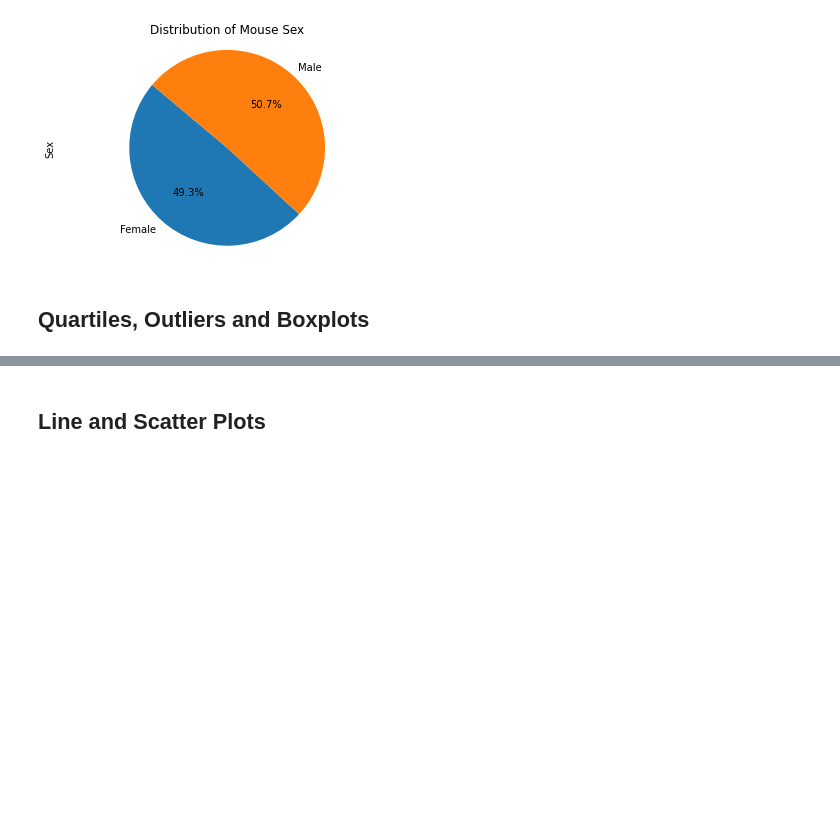
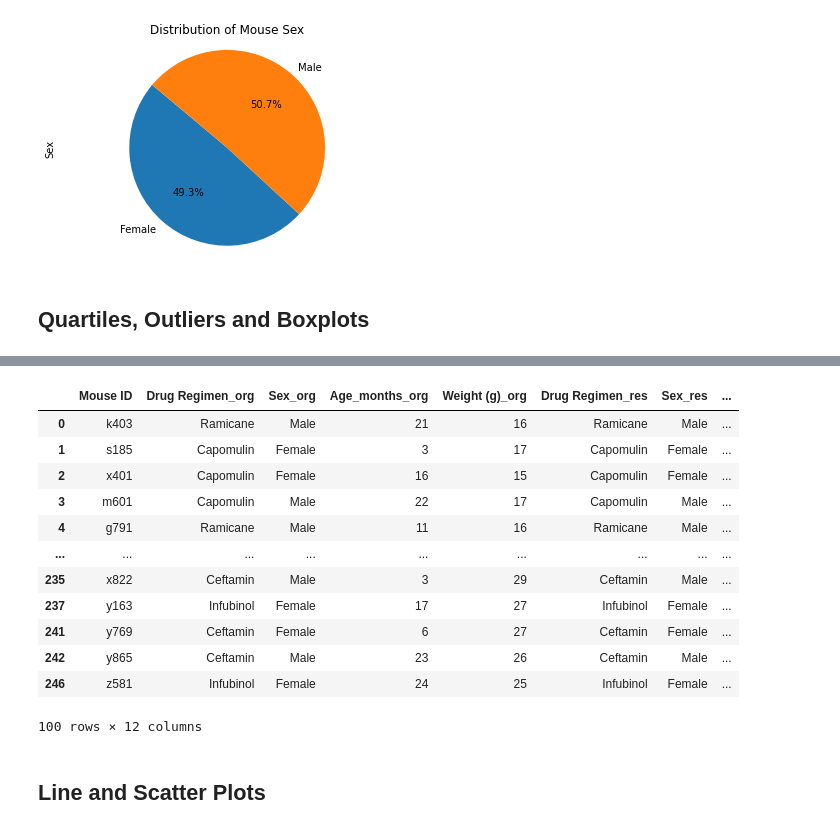
Before and after one commit to mpetersen49/matplotlib-challenge, a Jupyter notebook: pymaceuticals_starter.ipynb, the cells around one changed output, grey strips where cells are left out. Drawn from its saved outputs; the diff is of its cells as text; code cells hidden in the pictures; blank space fills up the shorter version.

```diff
--- a/pymaceuticals_starter.ipynb
+++ b/pymaceuticals_starter.ipynb
@@ -224,20 +239,41 @@ plt.show()
 # %%
 # Put treatments into a list for for loop (and later for plot labels)
-
+treatment_list = last_tumor_vol["Drug Regimen_org"].unique()
+#treatment_list
 
 # Create empty list to fill with tumor vol data (for plotting)
-
+tumor_vol_data = []
 
 # Calculate the IQR and quantitatively determine if there are any potential outliers.
 
 
     # Locate the rows which contain mice on each drug and get the tumor volumes
 
+tumor_volumes = last_tumor_vol.loc[(last_tumor_vol["Drug Regimen_org"] == "Capomulin") |
+                                   (last_tumor_vol["Drug Regimen_org"] == "Ramicane") |
+                                   (last_tumor_vol["Drug Regimen_org"] == "Infubinol") |
+                                   (last_tumor_vol["Drug Regimen_org"] == "Ceftamin"), :]
+
+last_tumor_vol_filtered
 
     # add subset
 
 
     # Determine outliers using upper and lower bounds
+# %% [output]
+|  | Mouse ID | Drug Regimen_org | Sex_org | Age_months_org | Weight (g)_org | Drug Regimen_res | Sex_res | ... |
+| 0 | k403 | Ramicane | Male | 21 | 16 | Ramicane | Male | ... |
+| 1 | s185 | Capomulin | Female | 3 | 17 | Capomulin | Female | ... |
+| 2 | x401 | Capomulin | Female | 16 | 15 | Capomulin | Female | ... |
+| 3 | m601 | Capomulin | Male | 22 | 17 | Capomulin | Male | ... |
+| 4 | g791 | Ramicane | Male | 11 | 16 | Ramicane | Male | ... |
+| ... | ... | ... | ... | ... | ... | ... | ... | ... |
+| 235 | x822 | Ceftamin | Male | 3 | 29 | Ceftamin | Male | ... |
+| 237 | y163 | Infubinol | Female | 17 | 27 | Infubinol | Female | ... |
+| 241 | y769 | Ceftamin | Female | 6 | 27 | Ceftamin | Female | ... |
+| 242 | y865 | Ceftamin | Male | 23 | 26 | Ceftamin | Male | ... |
+| 246 | z581 | Infubinol | Female | 24 | 25 | Infubinol | Female | ... |
+100 rows × 12 columns
 # %%
 # Generate a box plot of the final tumor volume of each mouse across four regimens of interest
 # %% [markdown]
```
Also changed, not shown: parts of 4 cells of this notebook.
